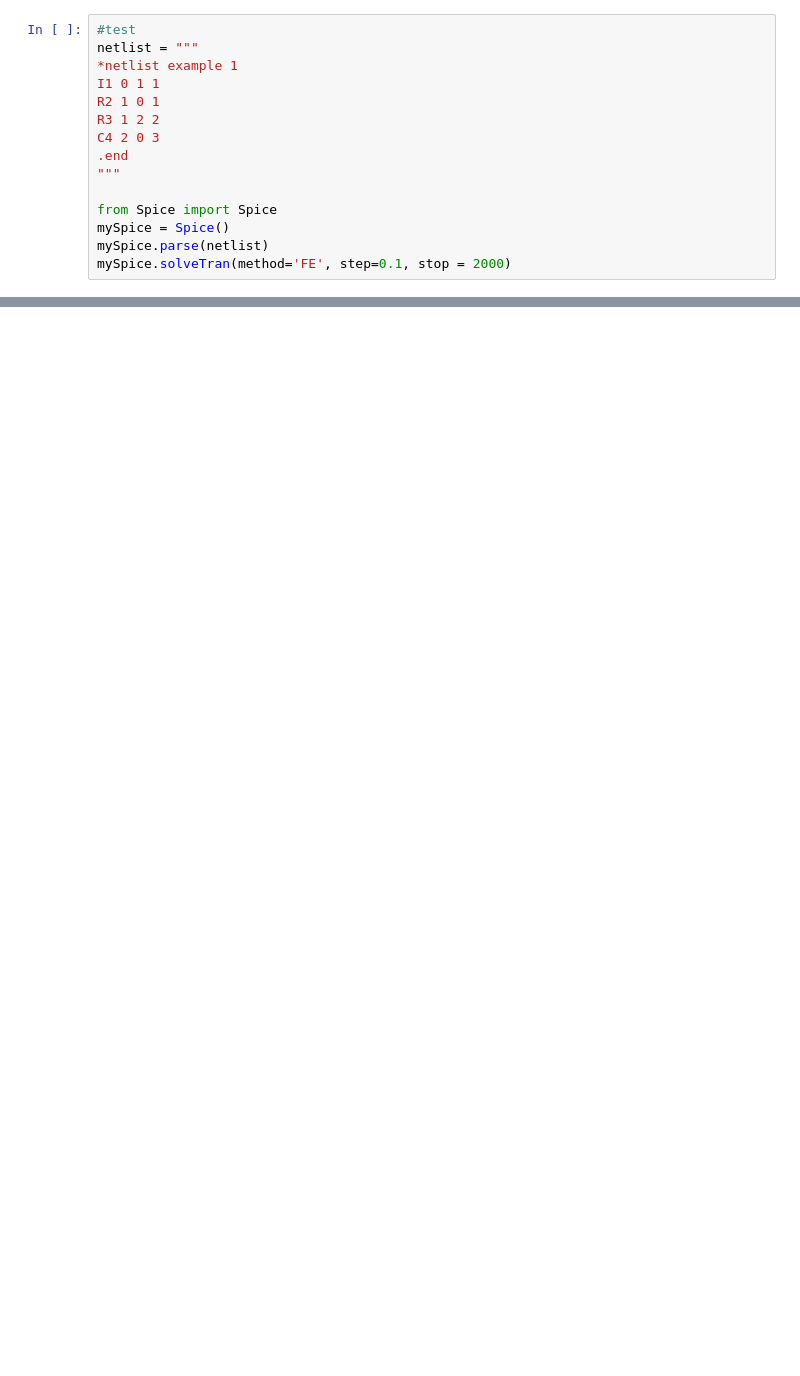
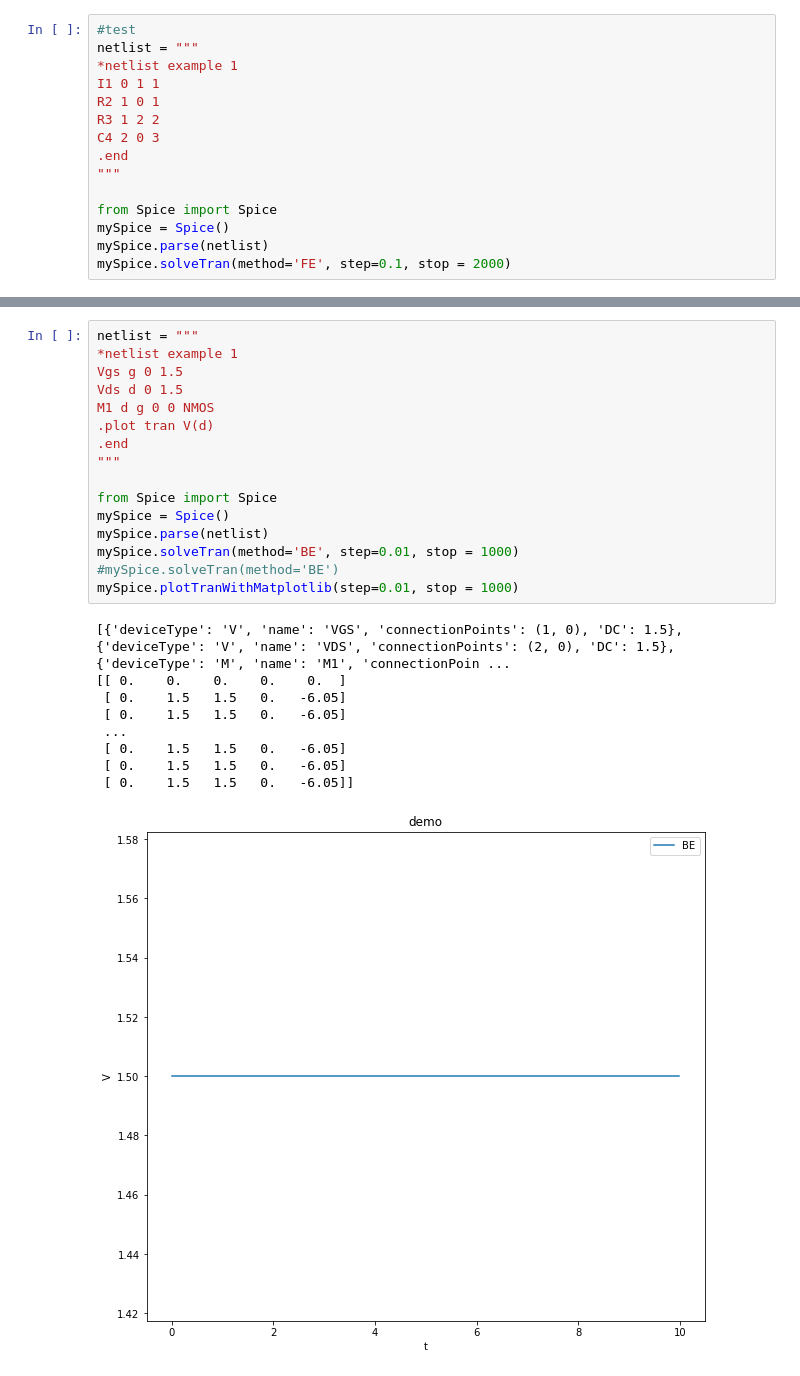
Before and after one commit to GaryYuyjl/EDAproject, a Jupyter notebook: 未命名.ipynb, the cells around one changed output, grey strips where cells are left out. Saved outputs shown, nothing was run; the diff lists cells and outputs as text; blank space fills up the shorter version.

```diff
--- a/未命名.ipynb
+++ b/未命名.ipynb
@@ -141,0 +196,26 @@ mySpice.solveTran(method='FE', step=0.1, stop = 2000)
+# %%
+netlist = """
+*netlist example 1
+Vgs g 0 1.5
+Vds d 0 1.5
+M1 d g 0 0 NMOS
+.plot tran V(d)
+.end
+"""
+
+from Spice import Spice
+mySpice = Spice()
+mySpice.parse(netlist)
+mySpice.solveTran(method='BE', step=0.01, stop = 1000)
+#mySpice.solveTran(method='BE')
+mySpice.plotTranWithMatplotlib(step=0.01, stop = 1000)
+# %% [output]
+[{'deviceType': 'V', 'name': 'VGS', 'connectionPoints': (1, 0), 'DC': 1.5}, {'deviceType': 'V', 'name': 'VDS', 'connectionPoints': (2, 0), 'DC': 1.5}, {'deviceType': 'M', 'name': 'M1', 'connectionPoin ...
+[[ 0.    0.    0.    0.    0.  ]
+ [ 0.    1.5   1.5   0.   -6.05]
+ [ 0.    1.5   1.5   0.   -6.05]
+ ...
+ [ 0.    1.5   1.5   0.   -6.05]
+ [ 0.    1.5   1.5   0.   -6.05]
+ [ 0.    1.5   1.5   0.   -6.05]]
+[figure, added]
```
Also changed, not shown: parts of 3 cells of this notebook, 5 other files.
